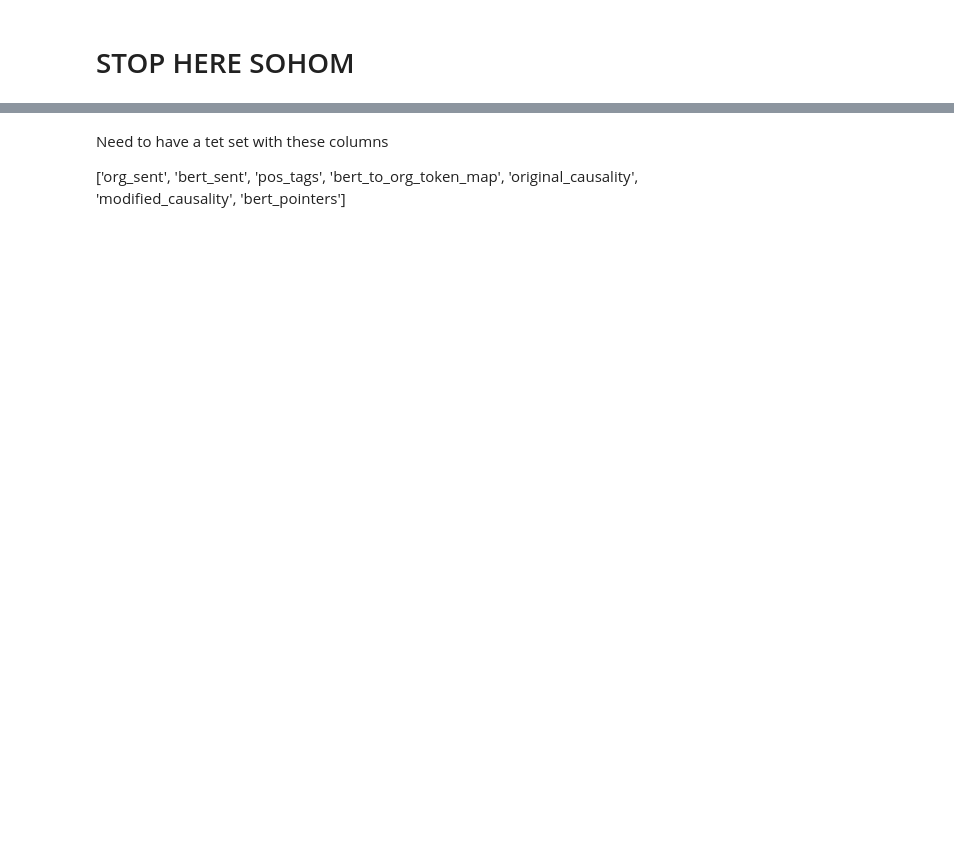
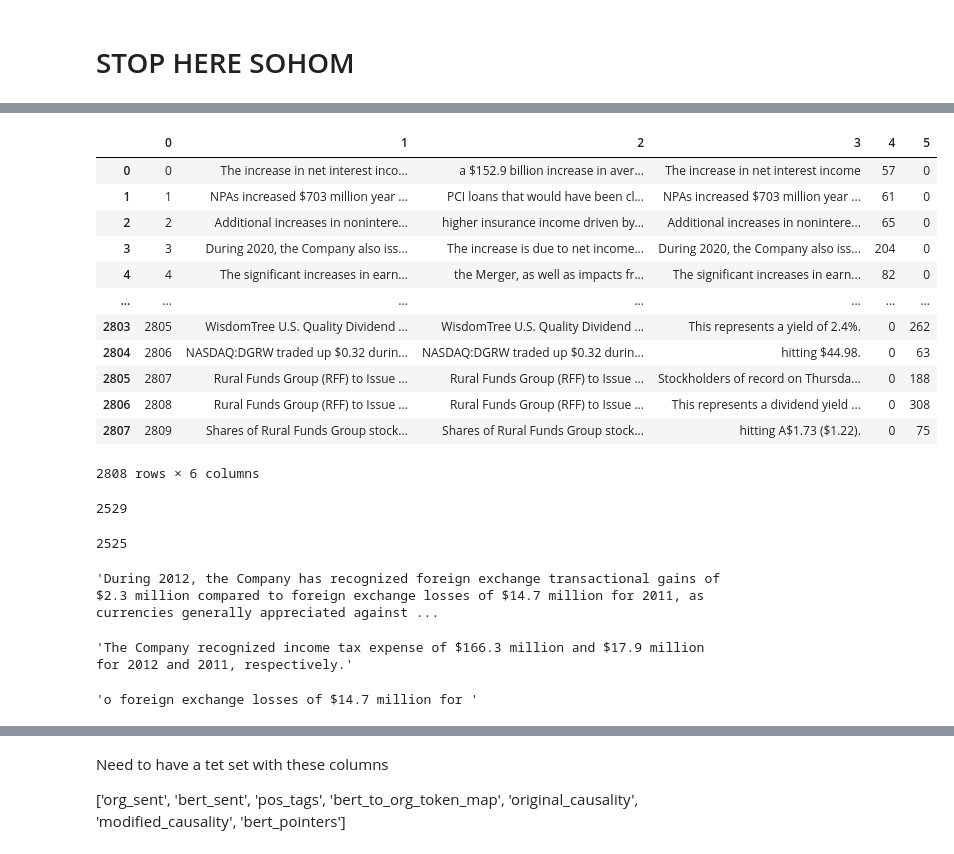
Before and after one commit to sohomghosh/CEPN, a Jupyter notebook: FinCausal2022_CEPN_sohom.ipynb, the cells around one changed output, grey strips where cells are left out. Cells and saved outputs as stored; diff of their text form; code cells hidden in the pictures; blank space fills up the shorter version.

```diff
--- a/FinCausal2022_CEPN_sohom.ipynb
+++ b/FinCausal2022_CEPN_sohom.ipynb
@@ -139,0 +225,38 @@ valid = final_data[~msk]
+# %%
+final_data_use = pd.read_csv('/content/CEPN/FINCAUSAL_data_all_till2022_dedup_clean_formatted.csv', sep = ';', header = None)
+# %%
+final_data_use
+# %% [output]
+|  | 0 | 1 | 2 | 3 | 4 | 5 |
+| 0 | 0 | The increase in net interest inco... | a $152.9 billion increase in aver... | The increase in net interest income | 57 | 0 |
+| 1 | 1 | NPAs increased $703 million year ... | PCI loans that would have been cl... | NPAs increased $703 million year ... | 61 | 0 |
+| 2 | 2 | Additional increases in nonintere... | higher insurance income driven by... | Additional increases in nonintere... | 65 | 0 |
+| 3 | 3 | During 2020, the Company also iss... | The increase is due to net income... | During 2020, the Company also iss... | 204 | 0 |
+| 4 | 4 | The significant increases in earn... | the Merger, as well as impacts fr... | The significant increases in earn... | 82 | 0 |
+| ... | ... | ... | ... | ... | ... | ... |
+| 2803 | 2805 | WisdomTree U.S. Quality Dividend ... | WisdomTree U.S. Quality Dividend ... | This represents a yield of 2.4%. | 0 | 262 |
+| 2804 | 2806 | NASDAQ:DGRW traded up $0.32 durin... | NASDAQ:DGRW traded up $0.32 durin... | hitting $44.98. | 0 | 63 |
+| 2805 | 2807 | Rural Funds Group (RFF) to Issue ... | Rural Funds Group (RFF) to Issue ... | Stockholders of record on Thursda... | 0 | 188 |
+| 2806 | 2808 | Rural Funds Group (RFF) to Issue ... | Rural Funds Group (RFF) to Issue ... | This represents a dividend yield ... | 0 | 308 |
+| 2807 | 2809 | Shares of Rural Funds Group stock... | Shares of Rural Funds Group stock... | hitting A$1.73 ($1.22). | 0 | 75 |
+2808 rows × 6 columns
+# %%
+final_data_use[1].str.strip().nunique()
+# %% [output]
+2529
+# %%
+2529 - 4 # 4 is malformed
+# %% [output]
+2525
+# %%
+final_data_use.iloc[129,][1]# 1 is the text column
+# %% [output]
+'During 2012, the Company has recognized foreign exchange transactional gains of $2.3 million compared to foreign exchange losses of $14.7 million for 2011, as currencies generally appreciated against ...
+# %%
+'During 2012, the Company has recognized foreign exchange transactional gains of $2.3 million compared to foreign exchange losses of $14.7 million for 2011, as currencies generally appreciated against the U.S. Dollar during 2012 compared to depreciating in the prior year.The Company recognized income tax expense of $166.3 million and $17.9 million for 2012 and 2011, respectively.'[271:]
+# %% [output]
+'The Company recognized income tax expense of $166.3 million and $17.9 million for 2012 and 2011, respectively.'
+# %%
+final_data_use.iloc[129,][1][103: 150]
+# %% [output]
+'o foreign exchange losses of $14.7 million for '
```
Also changed, not shown: parts of 45 cells of this notebook.
